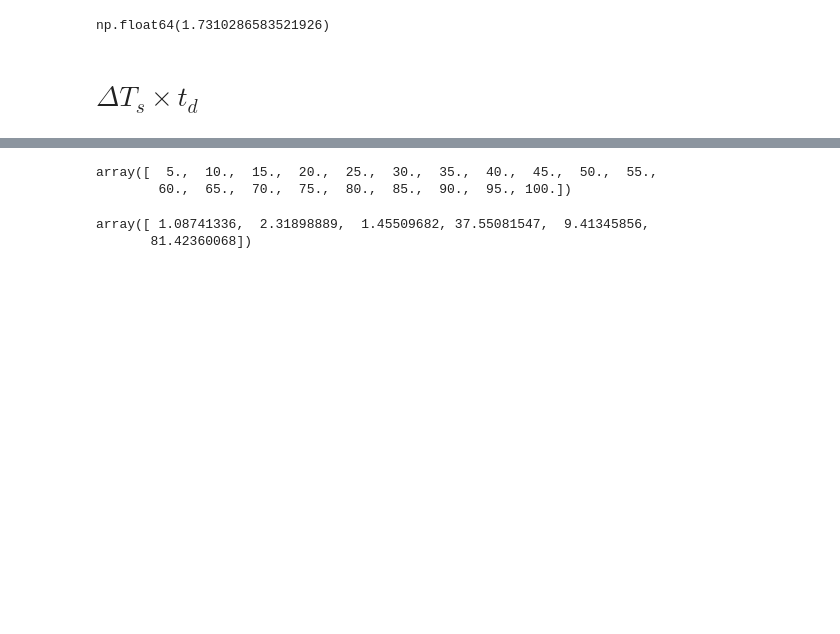
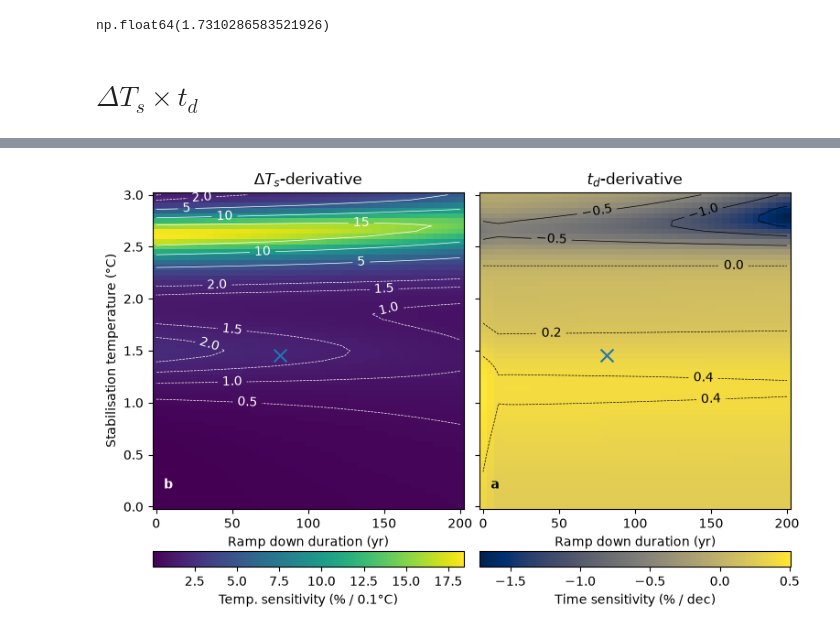
Before and after one commit to JBara97/NMaCh-TP, a Jupyter notebook: Code/Notebooks/Overshoots/3 - 2D sensitivity.ipynb, the cells around one changed output, grey strips where cells are left out. Drawn from its saved outputs; the diff is of its cells as text; code cells hidden in the pictures; blank space fills up the shorter version.

```diff
--- a/Code/Notebooks/Overshoots/3 - 2D sensitivity.ipynb
+++ b/Code/Notebooks/Overshoots/3 - 2D sensitivity.ipynb
@@ -293,10 +376,45 @@ Text(0, 0.5, 'Stabilisation temp. (°C)')
-# %%
-CS.levels
-# %% [output]
-array([  5.,  10.,  15.,  20.,  25.,  30.,  35.,  40.,  45.,  50.,  55.,
-        60.,  65.,  70.,  75.,  80.,  85.,  90.,  95., 100.])
-# %%
-popt
-# %% [output]
-array([ 1.08741336,  2.31898889,  1.45509682, 37.55081547,  9.41345856,
-       81.42360068])
+# %%
+fig,axs=plt.subplots(figsize=(9,6),ncols=2,sharex=True,sharey=True)
+fig.subplots_adjust(hspace=0.00,wspace=0.05)
+cmaps = ['cividis','viridis']
+scales = [100*10,100*0.1]
+cbar_labels = ['%s sensitivity %s'%(s,unit) for s,unit in zip(['Time','Temp.'], ['(% / dec)','(% / 0.1°C)'])]
+risk_contours = [np.arange(-1.5,-.05,0.5), np.arange(0,20,5)]
+risk_contours_dot = [np.arange(0,0.6,0.2), np.arange(0,2.5,0.5)]
+
+colors=['k','w']
+titles=[r'$t_d$-derivative',r'$\Delta T_s$-derivative']
+ims = []
+for i,ax,scale,cbar_lab,cmap,l in zip(range(2),axs[::-1],scales,cbar_labels,cmaps,'ab'):
+    im = ax.imshow(T_grad[i].T*scale,origin='lower',
+                   extent=(t_downs[0]  - np.diff(t_downs)[0]/2,
+                           t_downs[-1] + np.diff(t_downs)[0]/2,
+                           T_oss[0] - np.diff(T_oss)[0]/2,
+                           T_oss[-1]+ np.diff(T_oss)[0]/2),
+                   aspect='auto',cmap=cmap)
+    ax.scatter(popt[-1],popt[2],marker='x',s=100)
+    cs = ax.contour(t_Dg,T_Sg,T_grad[i]*scale,
+                    risk_contours[i],
+                    corner_mask=True,colors=[colors[i]],linewidths=0.5,ls='-')
+    cs2 = ax.contour(t_Dg,T_Sg,T_grad[i]*scale,
+                    risk_contours_dot[i],
+                    corner_mask=True,colors=[colors[i]],linewidths=0.5,ls='--')
+    ax.clabel(cs)
+    ax.clabel(cs2)
+    fig.colorbar(im,ax=ax,label=cbar_lab,orientation='horizontal',pad=0.1)
+    ax.set_xlabel('Ramp down duration (yr)')
+    ax.set_title(titles[i])
+
+axs[1].legend(handles=[],title='a',
+                loc='lower left',
+                title_fontproperties={'weight':'bold'},frameon=False)
+leg = axs[0].legend(handles=[],title='b',
+                loc='lower left',
+                title_fontproperties={'weight':'bold'},frameon=False)
+plt.setp(leg.get_title(), color='white')
+
+axs[0].set_ylabel('Stabilisation temperature (°C)')
+
+fig.savefig('../../../Figures/Overshoots/Submission/2d_ssp534-over_Tstd_grads.pdf',bbox_inches='tight',dpi=300,format='pdf')
+# %% [output]
+[figure, added]
```
Also changed, not shown: parts of 12 cells of this notebook, 4 other files.
